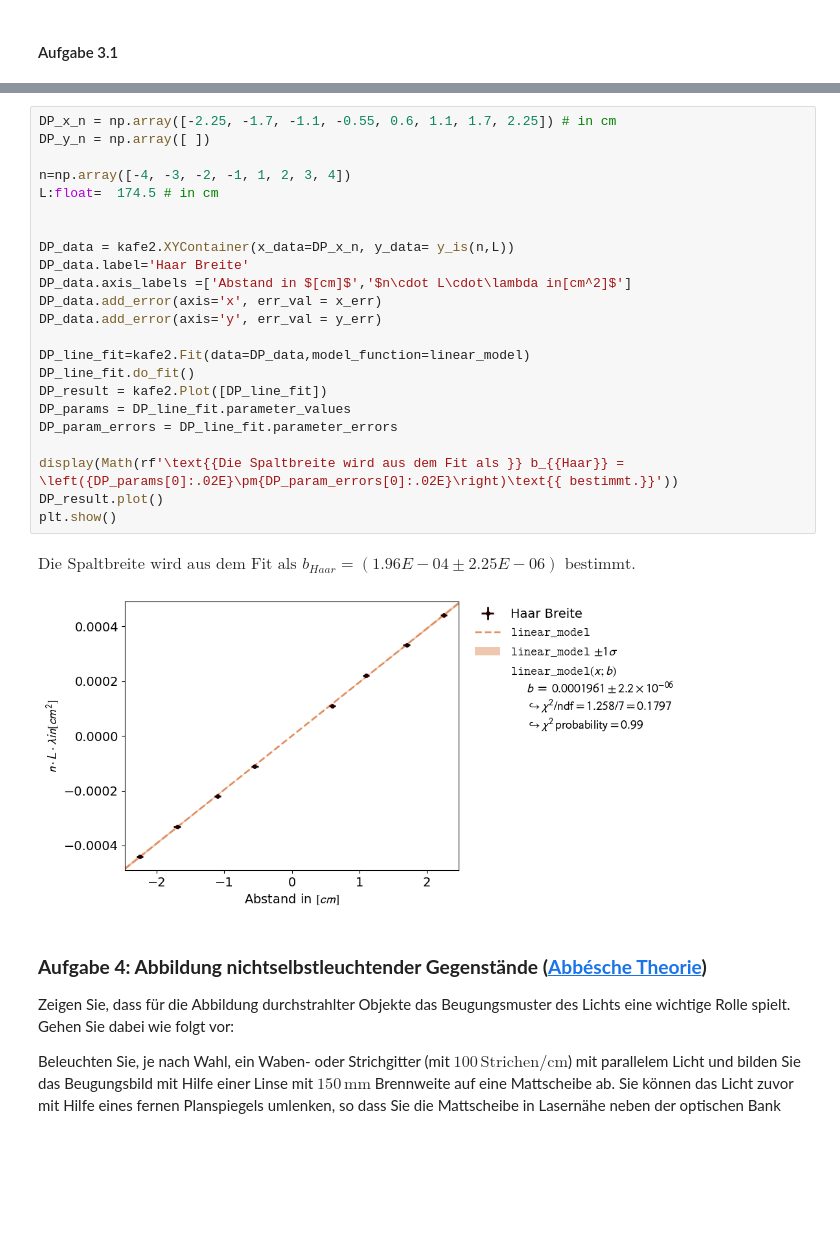
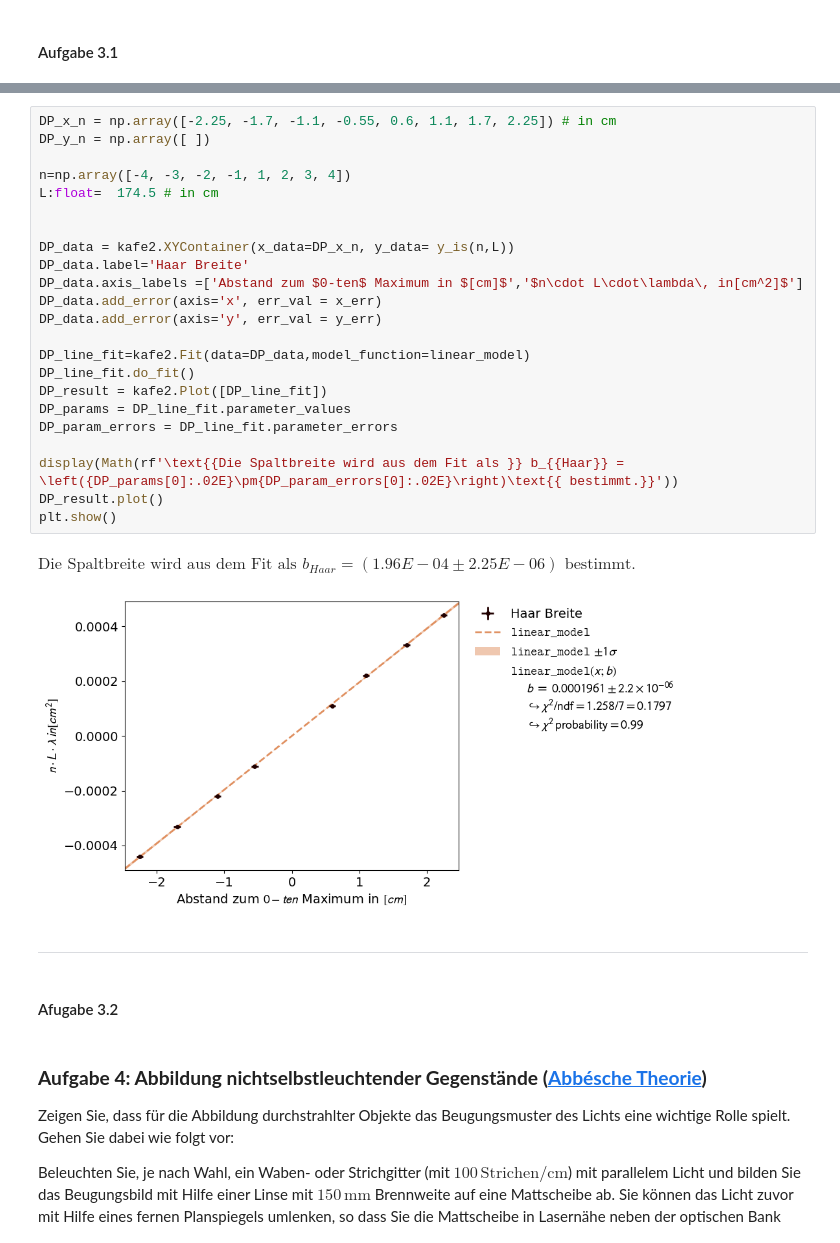
Before and after one commit to AlFa-Tier/Uni_codes, a Jupyter notebook: Praktikum/Laser_Optik_Teil_A/Laser-Optik_Teil_A.ipynb, the cells around one changed output, grey strips where cells are left out. Drawn from its saved outputs; the diff is of its cells as text; blank space fills up the shorter version.

```diff
--- a/Praktikum/Laser_Optik_Teil_A/Laser-Optik_Teil_A.ipynb
+++ b/Praktikum/Laser_Optik_Teil_A/Laser-Optik_Teil_A.ipynb
@@ -517,29 +520,33 @@ $$
 # %%
 DP_x_n = np.array([-2.25, -1.7, -1.1, -0.55, 0.6, 1.1, 1.7, 2.25]) # in cm
 DP_y_n = np.array([ ])
 
 n=np.array([-4, -3, -2, -1, 1, 2, 3, 4])
 L:float=  174.5 # in cm
 
 
 DP_data = kafe2.XYContainer(x_data=DP_x_n, y_data= y_is(n,L))
 DP_data.label='Haar Breite'
-DP_data.axis_labels =['Abstand in $[cm]$','$n\cdot L\cdot\lambda in[cm^2]$']
+DP_data.axis_labels =['Abstand zum $0-ten$ Maximum in $[cm]$','$n\cdot L\cdot\lambda\, in[cm^2]$']
 DP_data.add_error(axis='x', err_val = x_err)
 DP_data.add_error(axis='y', err_val = y_err)
 
 DP_line_fit=kafe2.Fit(data=DP_data,model_function=linear_model)
 DP_line_fit.do_fit()
 DP_result = kafe2.Plot([DP_line_fit])
 DP_params = DP_line_fit.parameter_values
 DP_param_errors = DP_line_fit.parameter_errors
 
 display(Math(rf'\text{{Die Spaltbreite wird aus dem Fit als }} b_{{Haar}} = \left({DP_params[0]:.02E}\pm{DP_param_errors[0]:.02E}\right)\text{{ bestimmt.}}'))
 DP_result.plot()
 plt.show()
 # %% [output]
 $\displaystyle \text{Die Spaltbreite wird aus dem Fit als } b_{Haar} = \left(1.96E-04\pm2.25E-06\right)\text{ bestimmt.}$
-[figure, old version]
+[figure, new version]
+# %% [markdown]
+---
+# %% [markdown]
+#### Afugabe 3.2
 # %% [markdown]
 ### **Aufgabe 4: Abbildung nichtselbstleuchtender Gegenstände ([Abbésche Theorie](https://de.wikipedia.org/wiki/Auflösung_(Mikroskopie)#Abbe-Limit))**
 
```
Also changed, not shown: parts of 7 cells of this notebook, 8 other files.
